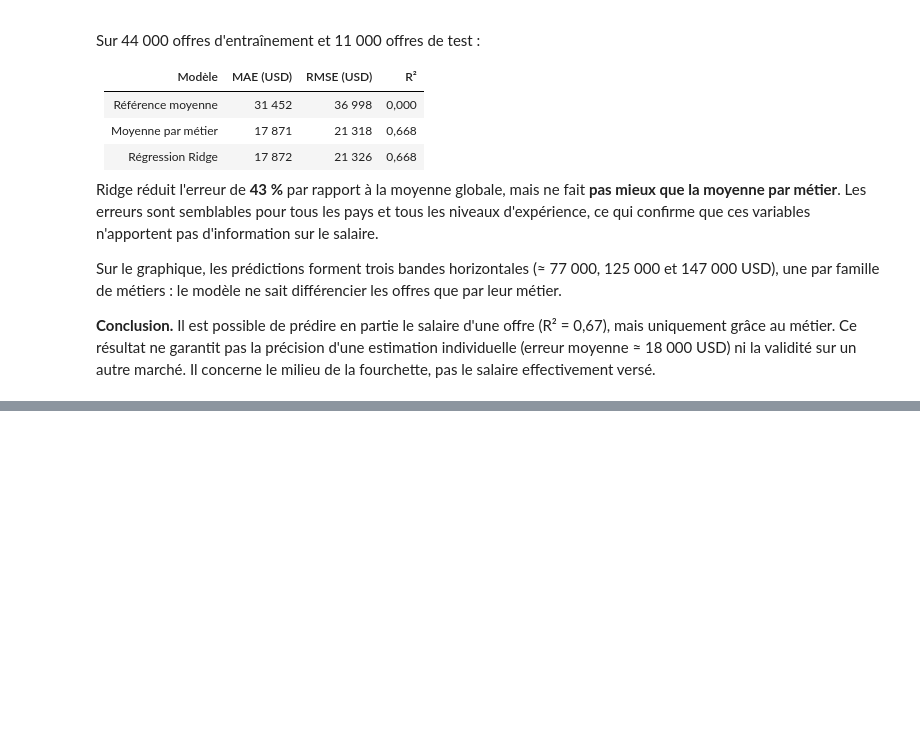
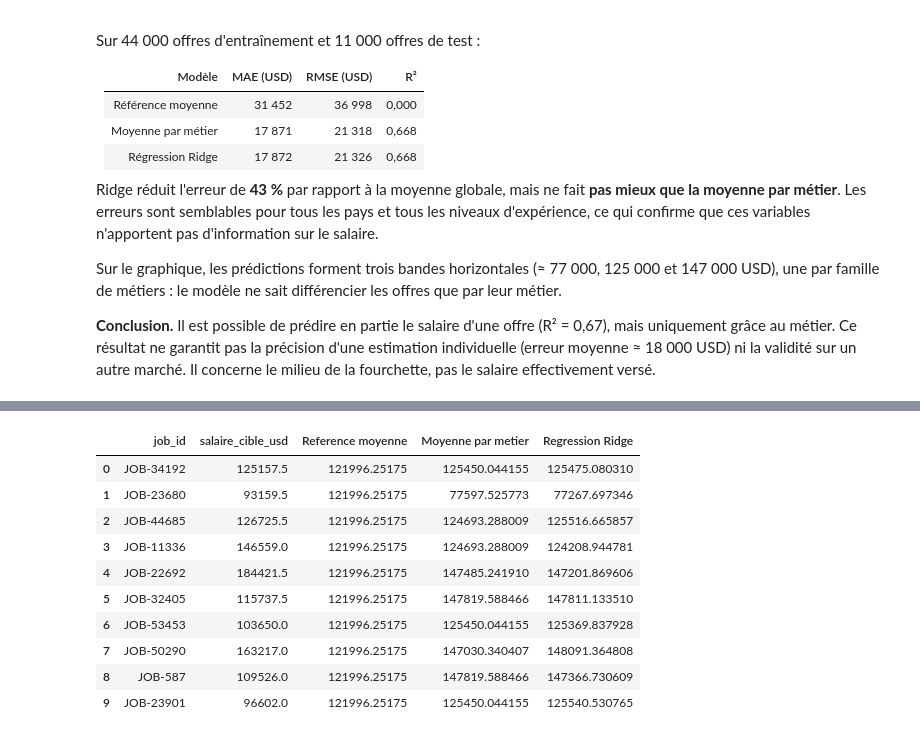
Before and after one commit to cremeliaondagui26-cloud/JobMatch, a Jupyter notebook: notebooks/05_model_evaluation.ipynb, the cells around one changed output, grey strips where cells are left out. Cells and saved outputs as stored; diff of their text form; code cells hidden in the pictures; blank space fills up the shorter version.

```diff
--- a/notebooks/05_model_evaluation.ipynb
+++ b/notebooks/05_model_evaluation.ipynb
@@ -96,0 +121,15 @@ Sur le graphique, les prédictions forment trois bandes horizontales (≈ 77 000
+# %%
+# Comparer les salaires réels et les salaires prédits
+display(predictions.head(10))
+# %% [output]
+|  | job_id | salaire_cible_usd | Reference moyenne | Moyenne par metier | Regression Ridge |
+| 0 | JOB-34192 | 125157.5 | 121996.25175 | 125450.044155 | 125475.080310 |
+| 1 | JOB-23680 | 93159.5 | 121996.25175 | 77597.525773 | 77267.697346 |
+| 2 | JOB-44685 | 126725.5 | 121996.25175 | 124693.288009 | 125516.665857 |
+| 3 | JOB-11336 | 146559.0 | 121996.25175 | 124693.288009 | 124208.944781 |
+| 4 | JOB-22692 | 184421.5 | 121996.25175 | 147485.241910 | 147201.869606 |
+| 5 | JOB-32405 | 115737.5 | 121996.25175 | 147819.588466 | 147811.133510 |
+| 6 | JOB-53453 | 103650.0 | 121996.25175 | 125450.044155 | 125369.837928 |
+| 7 | JOB-50290 | 163217.0 | 121996.25175 | 147030.340407 | 148091.364808 |
+| 8 | JOB-587 | 109526.0 | 121996.25175 | 147819.588466 | 147366.730609 |
+| 9 | JOB-23901 | 96602.0 | 121996.25175 | 125450.044155 | 125540.530765 |
```
Also changed, not shown: parts of 7 cells of this notebook, 3 other files.
